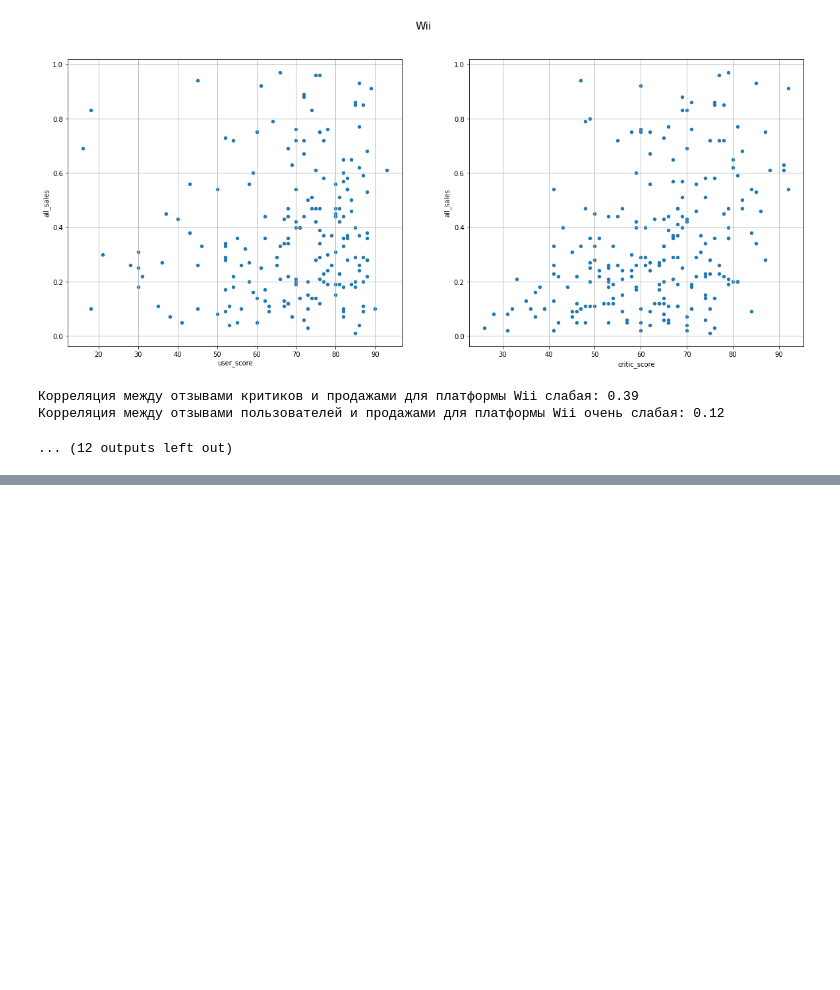
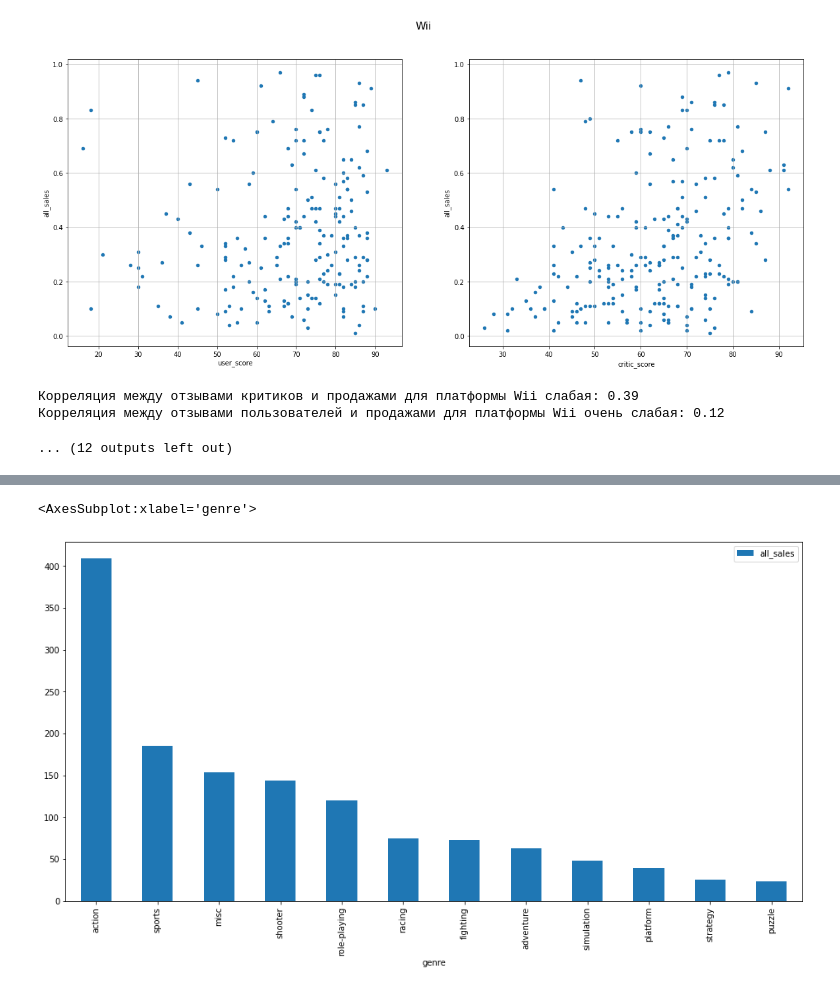
Before and after one commit to mariakyrychok/games, a Jupyter notebook: main.ipynb, the cells around one changed output, grey strips where cells are left out. Drawn from its saved outputs; the diff is of its cells as text; code cells hidden in the pictures; blank space fills up the shorter version.

```diff
--- a/main.ipynb
+++ b/main.ipynb
@@ -424,0 +446,10 @@ for platform in data['platform'].unique():
+# %%
+(
+    data.groupby('genre')
+        .agg({'all_sales': 'sum'})
+        .sort_values(by='all_sales', ascending=False)
+        .plot(kind='bar', figsize=(16, 8))
+)
+# %% [output]
+<AxesSubplot:xlabel='genre'>
+[figure, added]
```
Also changed, not shown: parts of 24 cells of this notebook.
